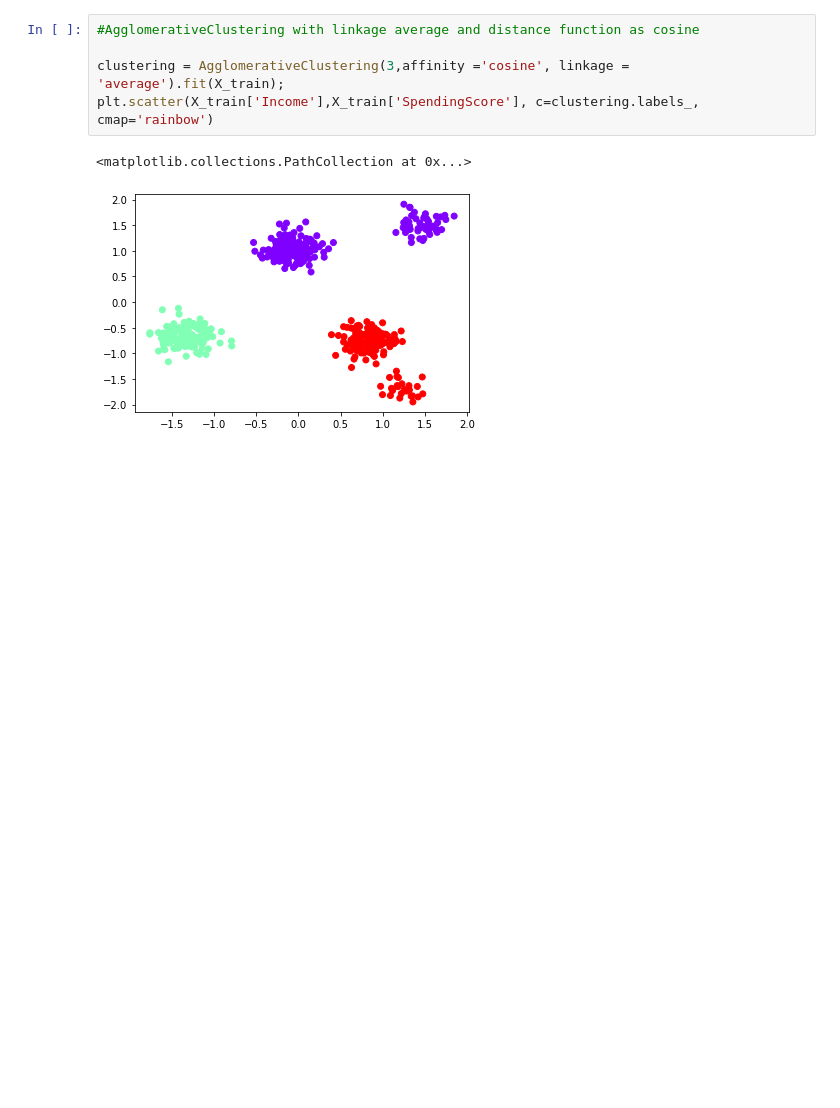
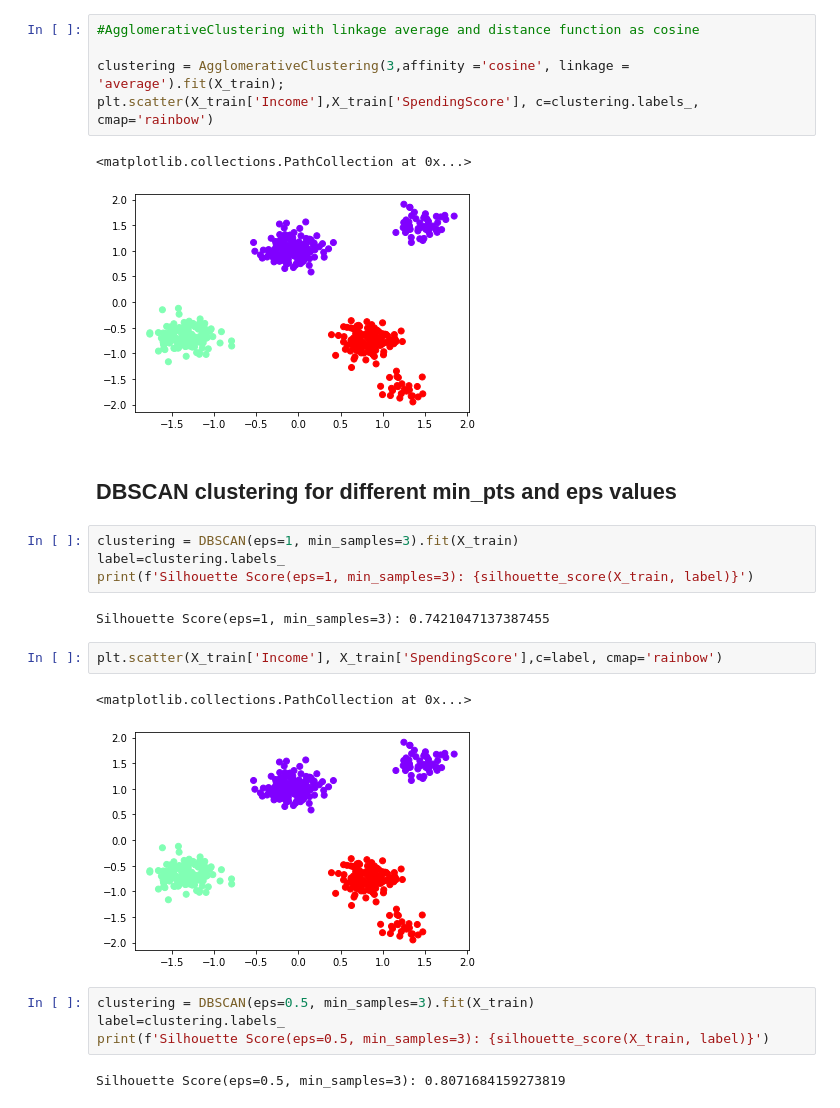
Before and after one commit to karunyads/C4-Assignment2, a Jupyter notebook: Assignment_2_Group_13.ipynb, the cells around one changed output. Cells and saved outputs as stored; diff of their text form; blank space fills up the shorter version.

Commit message:
DBscan changes

```diff
--- a/Assignment_2_Group_13.ipynb
+++ b/Assignment_2_Group_13.ipynb
@@ -259,3 +259,22 @@ plt.scatter(X_train['Income'],X_train['SpendingScore'], c=clustering.labels_, cm
 # %% [output]
 <matplotlib.collections.PathCollection at 0x...>
 [figure]
+# %% [markdown]
+## DBSCAN clustering for different min_pts and eps values
+# %%
+clustering = DBSCAN(eps=1, min_samples=3).fit(X_train)
+label=clustering.labels_
+print(f'Silhouette Score(eps=1, min_samples=3): {silhouette_score(X_train, label)}')
+# %% [output]
+Silhouette Score(eps=1, min_samples=3): 0.7421047137387455
+# %%
+plt.scatter(X_train['Income'], X_train['SpendingScore'],c=label, cmap='rainbow')
+# %% [output]
+<matplotlib.collections.PathCollection at 0x...>
+[figure, added]
+# %%
+clustering = DBSCAN(eps=0.5, min_samples=3).fit(X_train)
+label=clustering.labels_
+print(f'Silhouette Score(eps=0.5, min_samples=3): {silhouette_score(X_train, label)}')
+# %% [output]
+Silhouette Score(eps=0.5, min_samples=3): 0.8071684159273819
```
Also changed, not shown: parts of 8 cells of this notebook.
